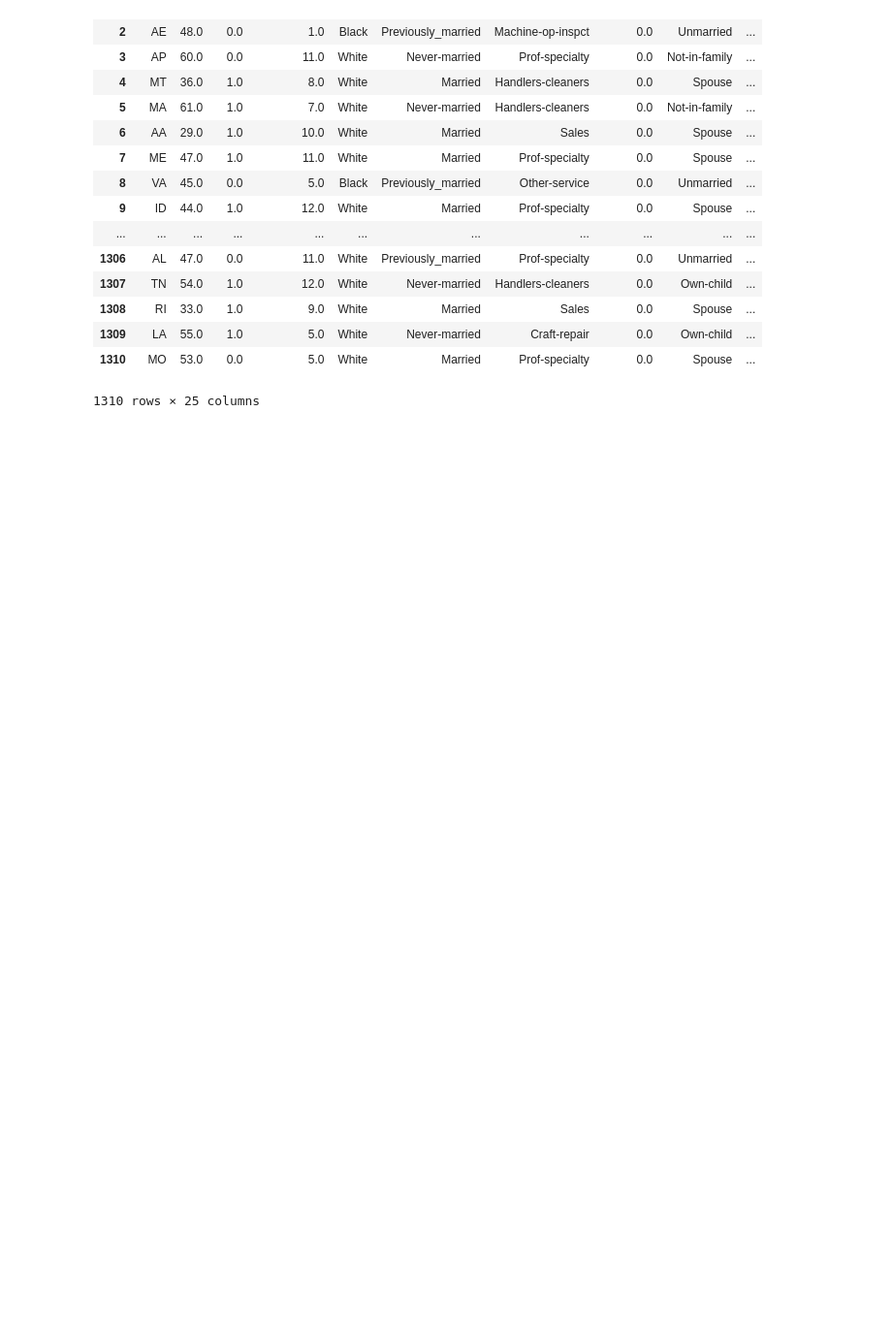
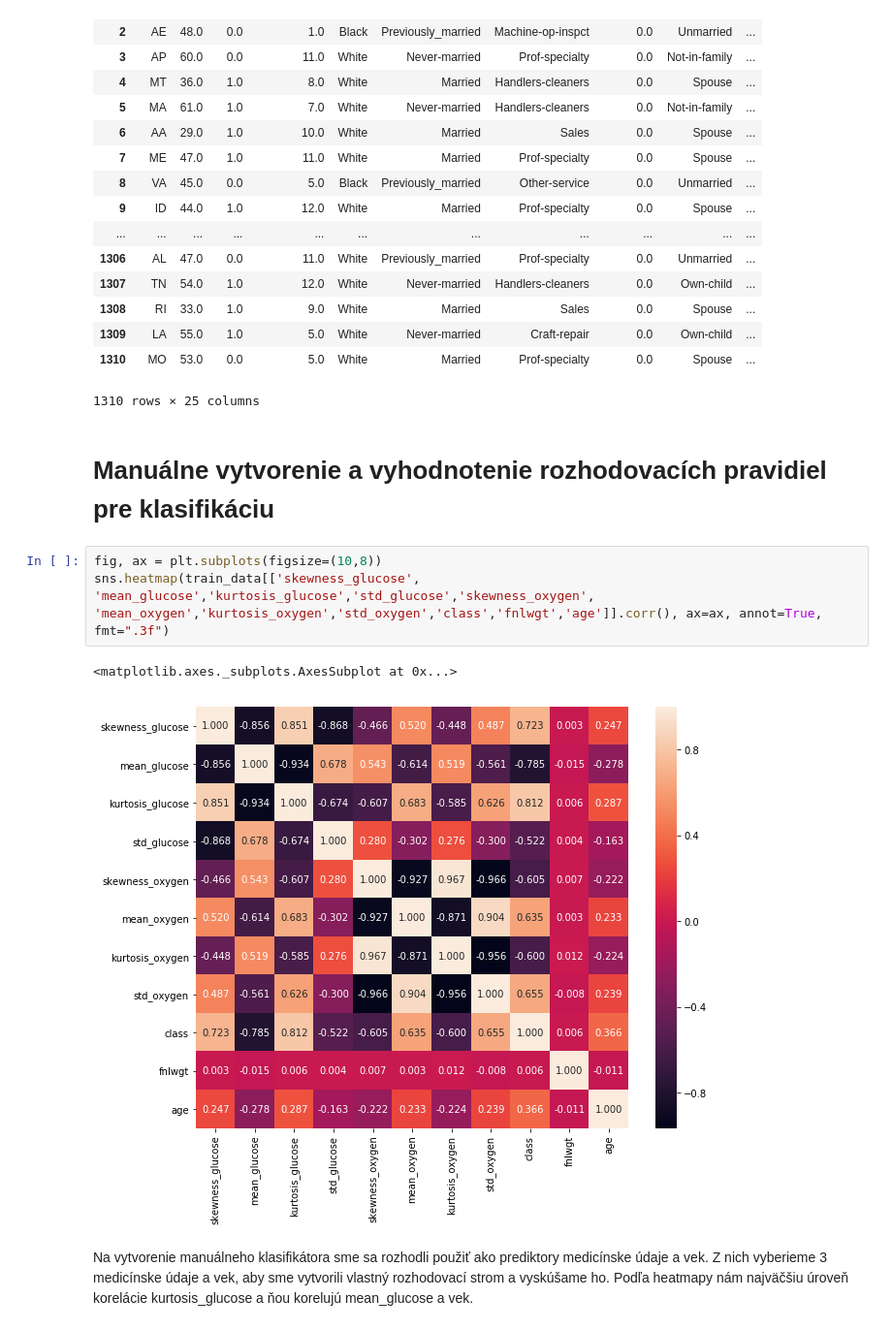
Before and after one commit to Gugliar/IAU-projekt, a Jupyter notebook: IAU_z3_Tibensky_Jedinak.ipynb, the cells around one changed output. Shown at 97% size. Cells and saved outputs as stored; diff of their text form; blank space fills up the shorter version.

```diff
--- a/IAU_z3_Tibensky_Jedinak.ipynb
+++ b/IAU_z3_Tibensky_Jedinak.ipynb
@@ -589,3 +589,13 @@ valid_data
 | 1309 | LA | 55.0 | 1.0 | 5.0 | White | Never-married | Craft-repair | 0.0 | Own-child | ... |
 | 1310 | MO | 53.0 | 0.0 | 5.0 | White | Married | Prof-specialty | 0.0 | Spouse | ... |
 1310 rows × 25 columns
+# %% [markdown]
+# Manuálne vytvorenie a vyhodnotenie rozhodovacích pravidiel pre klasifikáciu
+# %%
+fig, ax = plt.subplots(figsize=(10,8))
+sns.heatmap(train_data[['skewness_glucose', 'mean_glucose','kurtosis_glucose','std_glucose','skewness_oxygen', 'mean_oxygen','kurtosis_oxygen','std_oxygen','class','fnlwgt','age']].corr(), ax=ax, annot=True, fmt=".3f")
+# %% [output]
+<matplotlib.axes._subplots.AxesSubplot at 0x...>
+[figure, added]
+# %% [markdown]
+Na vytvorenie manuálneho klasifikátora sme sa rozhodli použiť ako prediktory medicínske údaje a vek. Z nich vyberieme 3 medicínske údaje a vek, aby sme vytvorili vlastný rozhodovací strom a vyskúšame ho. Podľa heatmapy nám najväčšiu úroveň korelácie kurtosis_glucose a ňou korelujú mean_glucose a vek.
```
Also changed, not shown: parts of 23 cells of this notebook.
